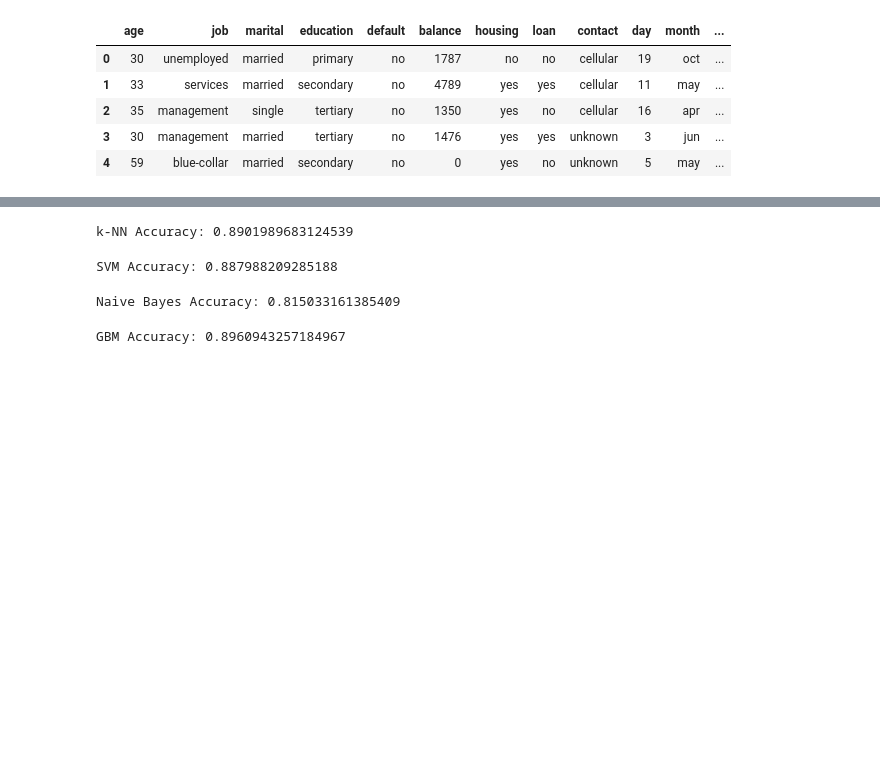
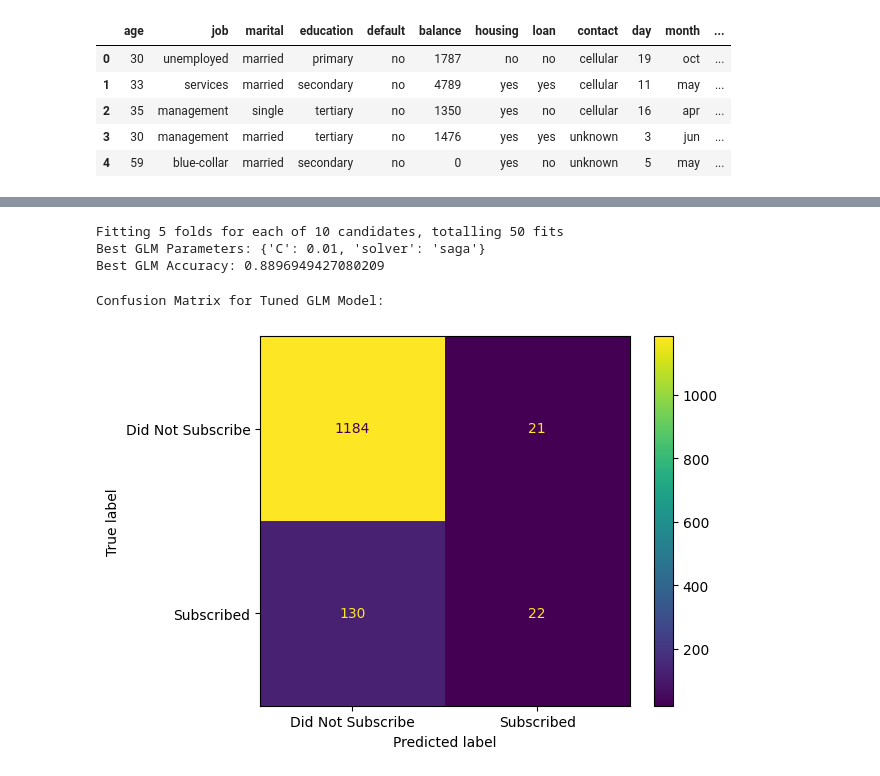
Before and after one commit to MrPrabhathPeri/Term-Subscription-Prediction-Bank-Dataset, a Jupyter notebook: Marketing_Campaigns_of_Portuguese_Bank.ipynb, the cells around one changed output, grey strips where cells are left out. Drawn from its saved outputs; the diff is of its cells as text; code cells hidden in the pictures; blank space fills up the shorter version.

```diff
--- a/Marketing_Campaigns_of_Portuguese_Bank.ipynb
+++ b/Marketing_Campaigns_of_Portuguese_Bank.ipynb
@@ -50,28 +44,34 @@ GLM Accuracy: 0.8894620486366986
-# %%
-knn = KNeighborsClassifier(n_neighbors=5)
-knn.fit(X_train, y_train)
-y_pred_knn = knn.predict(X_test)
-print('k-NN Accuracy:', accuracy_score(y_test, y_pred_knn))
-# %% [output]
-k-NN Accuracy: 0.8901989683124539
-# %%
-svm = SVC(kernel='linear')
-svm.fit(X_train, y_train)
-y_pred_svm = svm.predict(X_test)
-print('SVM Accuracy:', accuracy_score(y_test, y_pred_svm))
-# %% [output]
-SVM Accuracy: 0.887988209285188
-# %%
-nb = GaussianNB()
-nb.fit(X_train, y_train)
-y_pred_nb = nb.predict(X_test)
-print('Naive Bayes Accuracy:', accuracy_score(y_test, y_pred_nb))
-# %% [output]
-Naive Bayes Accuracy: 0.815033161385409
-# %%
-gbm = GradientBoostingClassifier()
-gbm.fit(X_train, y_train)
-y_pred_gbm = gbm.predict(X_test)
-print('GBM Accuracy:', accuracy_score(y_test, y_pred_gbm))
-# %% [output]
-GBM Accuracy: 0.8960943257184967
+# %%
+# 1. Define the model and parameters to test
+model_glm = LogisticRegression(max_iter=1000)
+param_grid_glm = {
+    'C': [0.01, 0.1, 1, 10, 100],
+    'solver': ['liblinear', 'saga']
+}
+
+# 2. Set up the grid search
+grid_glm = GridSearchCV(estimator=model_glm, param_grid=param_grid_glm, cv=5, n_jobs=-1, verbose=2)
+
+# 3. Run the grid search
+grid_glm.fit(X_train, y_train)
+y_pred_tuned_glm = grid_glm.predict(X_test)
+# 4. Print the best findings
+print("Best GLM Parameters:", grid_glm.best_params_)
+print("Best GLM Accuracy:", grid_glm.best_score_)
+# %% [output]
+Fitting 5 folds for each of 10 candidates, totalling 50 fits
+Best GLM Parameters: {'C': 0.01, 'solver': 'saga'}
+Best GLM Accuracy: 0.8896949427080209
+# %%
+# Calculate the confusion matrix
+cm = confusion_matrix(y_test, y_pred_tuned_glm)
+
+# For a better view, display it graphically
+disp = ConfusionMatrixDisplay(confusion_matrix=cm, display_labels=['Did Not Subscribe', 'Subscribed'])
+
+print("Confusion Matrix for Tuned GLM Model:")
+disp.plot()
+plt.show()
+# %% [output]
+Confusion Matrix for Tuned GLM Model:
+[figure, added]
```
Also changed, not shown: parts of 15 cells of this notebook.
